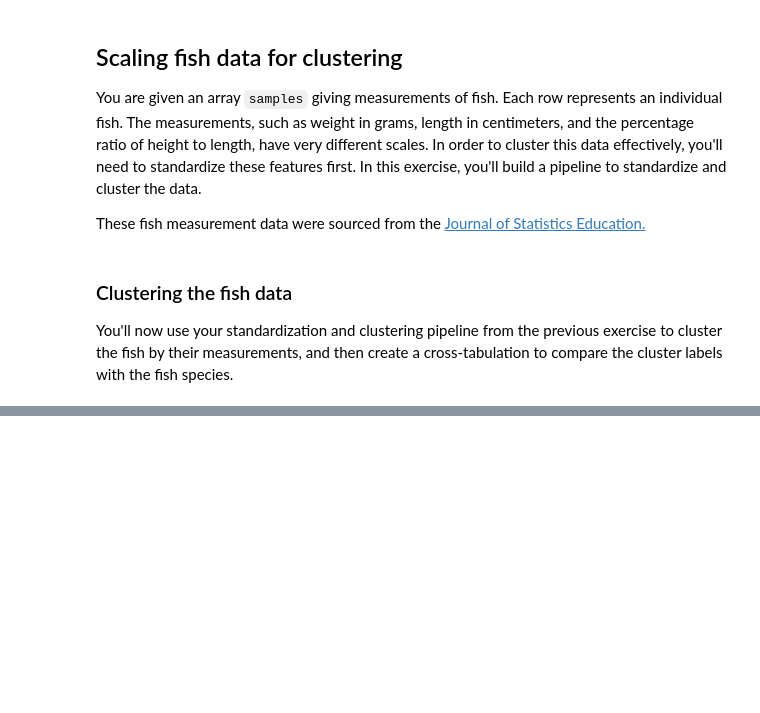
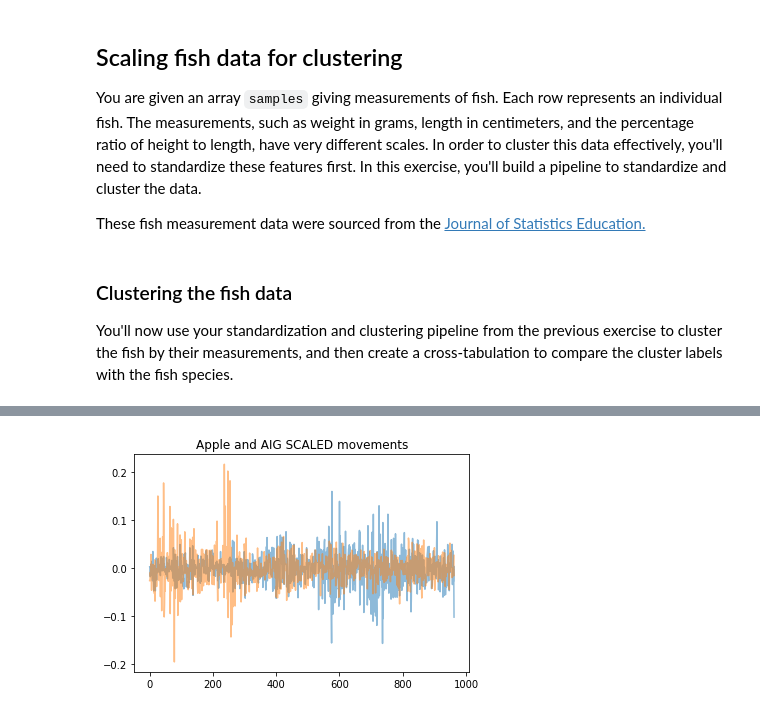
Before and after one commit to paulo-g-martinez/unsupervised-learning-in-python, a Jupyter notebook: unsupervised-learning-in-python.ipynb, the cells around one changed output, grey strips where cells are left out. Cells and saved outputs as stored; diff of their text form; code cells hidden in the pictures; blank space fills up the shorter version.

```diff
--- a/unsupervised-learning-in-python.ipynb
+++ b/unsupervised-learning-in-python.ipynb
@@ -1732,0 +1778,17 @@ ct
+# %%
+movements = stock_movements_df.values
+# %%
+# Import Normalizer
+from sklearn.preprocessing import Normalizer
+
+# Create a normalizer: normalizer
+normalizer = Normalizer()
+
+# Create a KMeans model with 10 clusters: kmeans
+kmeans = KMeans(n_clusters=10)
+
+# Make a pipeline chaining normalizer and kmeans: pipeline
+pipeline = make_pipeline(normalizer, kmeans)
+
+# Fit pipeline to the daily price movements
+pipeline.fit(movements)
@@ -1732,0 +1835,7 @@ ct
+# %%
+plt.plot(normalizer.transform(movements)[0], alpha = .5)
+plt.plot(normalizer.transform(movements)[1], alpha = .5)
+plt.title('Apple and AIG SCALED movements')
+plt.show()
+# %% [output]
+[figure, added]
```
Also changed, not shown: parts of 30 cells of this notebook, 2 other files.
